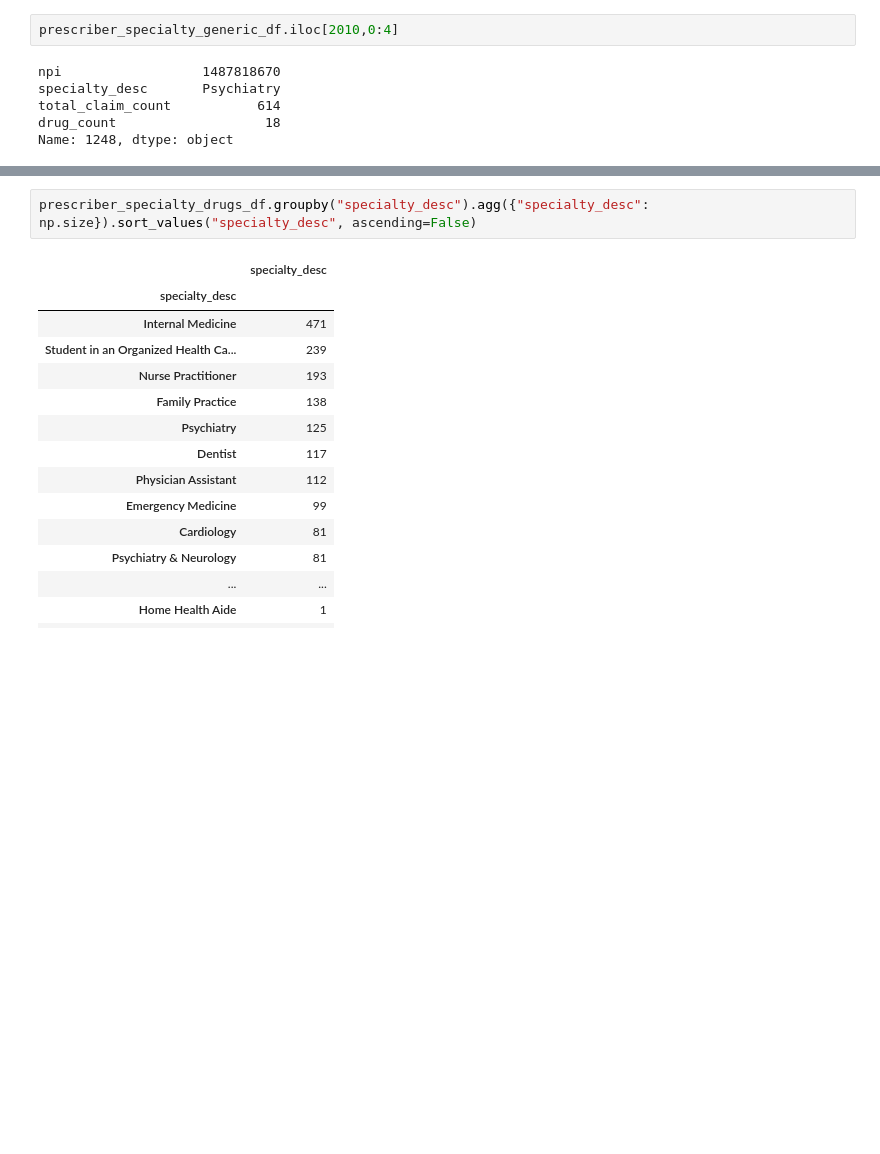
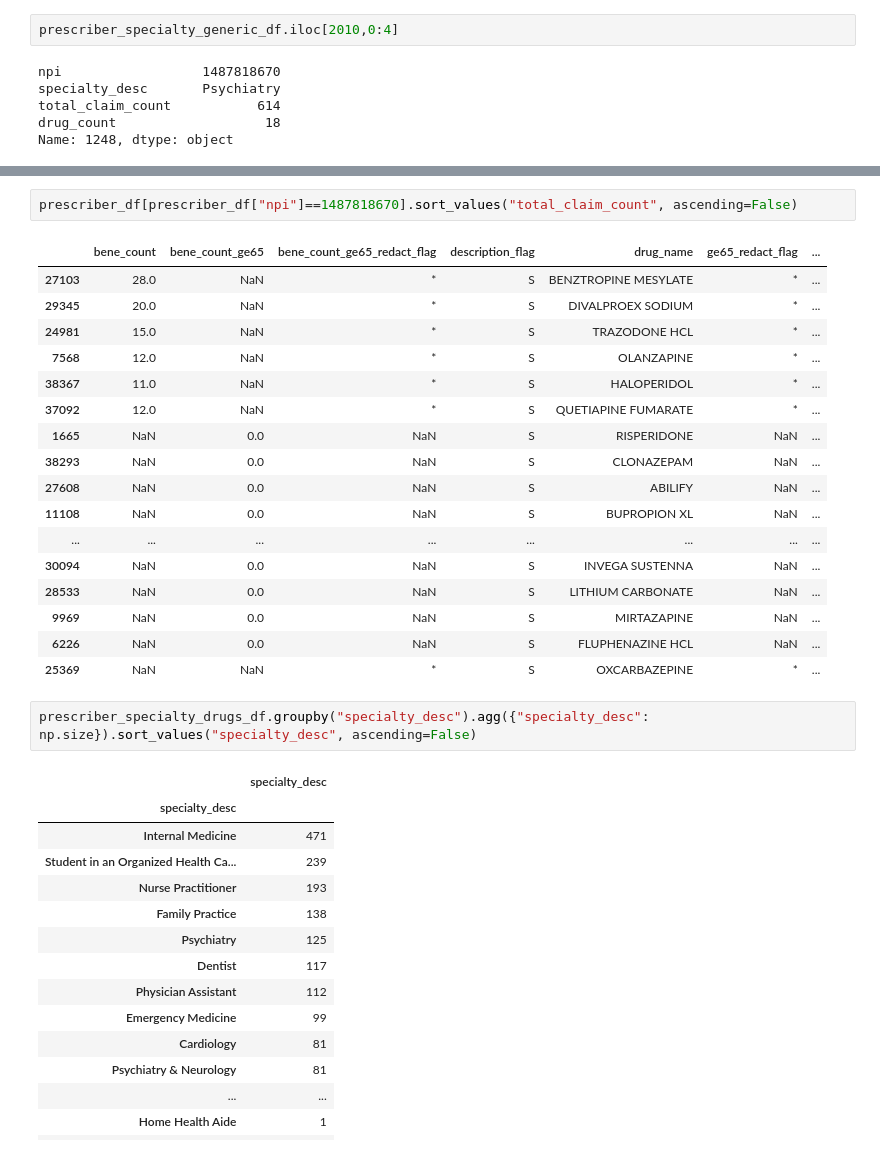
Before and after one commit to jhajagos/health-open-data-workshop, a Jupyter notebook: Analyzing Medicare Part D Prescriber Data.ipynb, the cells around one changed output, grey strips where cells are left out. Saved outputs shown, nothing was run; the diff lists cells and outputs as text; blank space fills up the shorter version.

```diff
--- a/Analyzing Medicare Part D Prescriber Data.ipynb
+++ b/Analyzing Medicare Part D Prescriber Data.ipynb
@@ -244,3 +289,23 @@ Name: 1248, dtype: object
+# %%
+prescriber_df[prescriber_df["npi"]==1487818670].sort_values("total_claim_count", ascending=False)
+# %% [output]
+|  | bene_count | bene_count_ge65 | bene_count_ge65_redact_flag | description_flag | drug_name | ge65_redact_flag | ... |
+| 27103 | 28.0 | NaN | * | S | BENZTROPINE MESYLATE | * | ... |
+| 29345 | 20.0 | NaN | * | S | DIVALPROEX SODIUM | * | ... |
+| 24981 | 15.0 | NaN | * | S | TRAZODONE HCL | * | ... |
+| 7568 | 12.0 | NaN | * | S | OLANZAPINE | * | ... |
+| 38367 | 11.0 | NaN | * | S | HALOPERIDOL | * | ... |
+| 37092 | 12.0 | NaN | * | S | QUETIAPINE FUMARATE | * | ... |
+| 1665 | NaN | 0.0 | NaN | S | RISPERIDONE | NaN | ... |
+| 38293 | NaN | 0.0 | NaN | S | CLONAZEPAM | NaN | ... |
+| 27608 | NaN | 0.0 | NaN | S | ABILIFY | NaN | ... |
+| 11108 | NaN | 0.0 | NaN | S | BUPROPION XL | NaN | ... |
+| ... | ... | ... | ... | ... | ... | ... | ... |
+| 30094 | NaN | 0.0 | NaN | S | INVEGA SUSTENNA | NaN | ... |
+| 28533 | NaN | 0.0 | NaN | S | LITHIUM CARBONATE | NaN | ... |
+| 9969 | NaN | 0.0 | NaN | S | MIRTAZAPINE | NaN | ... |
+| 6226 | NaN | 0.0 | NaN | S | FLUPHENAZINE HCL | NaN | ... |
+| 25369 | NaN | NaN | * | S | OXCARBAZEPINE | * | ... |
 # %%
 prescriber_specialty_drugs_df.groupby("specialty_desc").agg({"specialty_desc": np.size}).sort_values("specialty_desc", ascending=False)
 # %% [output]
```
Also changed, not shown: parts of 21 cells of this notebook, 1 other file.
